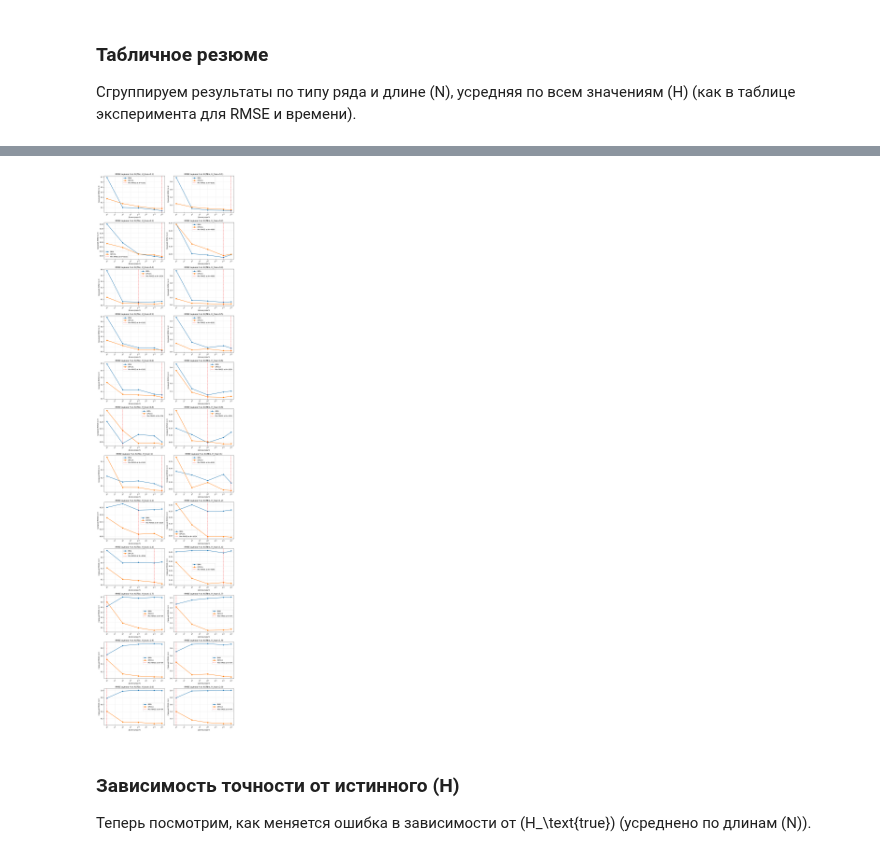
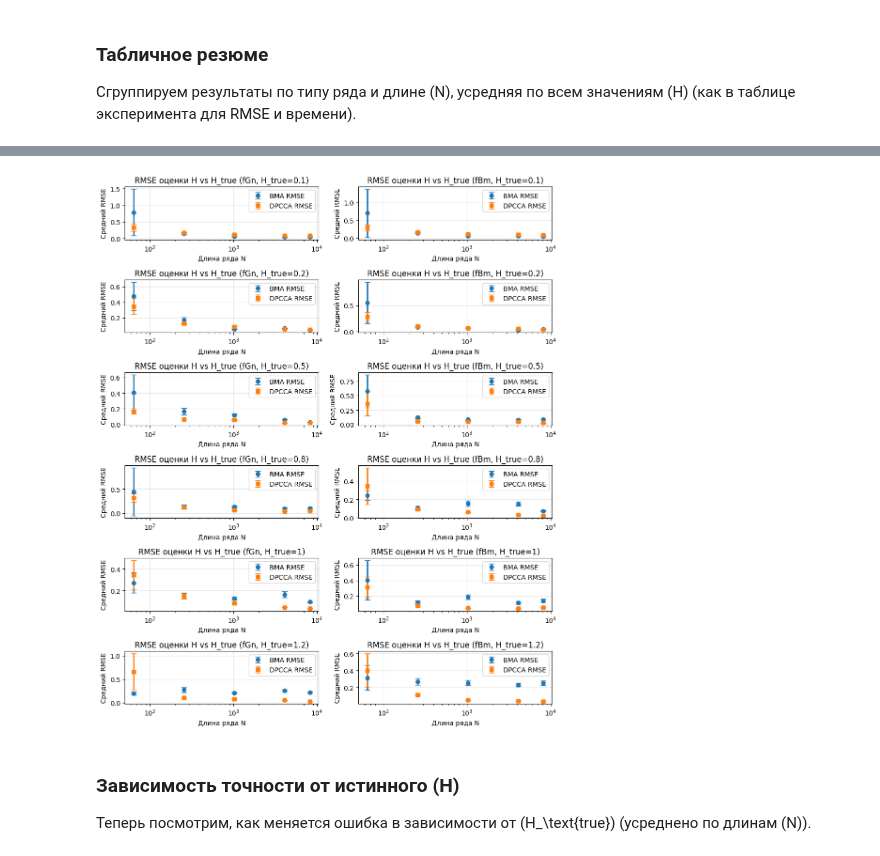
Before and after one commit to Digiratory/FluctuationAnalysisTools, a Jupyter notebook: research/bma.ipynb, the cells around one changed output, grey strips where cells are left out. Saved outputs shown, nothing was run; the diff lists cells and outputs as text; code cells hidden in the pictures.

Commit message:
feat(issues): fix graphics

```diff
--- a/research/bma.ipynb
+++ b/research/bma.ipynb
@@ -411,59 +373,58 @@ summary
 # %%
-fig, axes = plt.subplots(len(H_values), 2, figsize=(12, 4 * len(H_values)))
-if len(H_values) == 1:
-    axes = axes.reshape(1, -1)  # Ensure 2D array even with single H_value
+H_values_filtered = [h for h in H_values if h <= 1.25]
+fig, axes = plt.subplots(len(H_values_filtered), 2, figsize=(10, 2 * len(H_values_filtered)))
 
-for i, h in enumerate(H_values):
+if len(H_values_filtered) == 1:
+    axes = axes.reshape(1, -1)
+
+for i, h in enumerate(H_values_filtered):
+    if h > 1.25:
+        continue
     for j, series_type in enumerate(["fGn", "fBm"]):
         ax = axes[i, j]
+        ax.grid(True, alpha=0.3)
 
-        # Fixed: use & for element-wise comparison and parentheses for proper grouping
+        # Фильтруем строки только для текущего H и типа
         sub = summary[(summary["type"] == series_type) & (summary["H_true"] == h)]
-
-        # Sort by N to ensure proper plotting
         sub = sub.sort_values("N")
 
-        # Обычные графики с точками и линиями
-        ax.plot(
+        # --- BMA line + errorbar ---
+        ax.errorbar(
             sub["N"],
             sub["rmse_mean"],
+            yerr=sub["rmse_std"],
             marker="o",
-            linestyle="-",
+            linestyle="",
             linewidth=2,
             markersize=6,
-            label="BMA"
+            capsize=4,
+            label="BMA RMSE"
         )
-        ax.plot(
+
+        # --- DPCCA line + errorbar ---
+        ax.errorbar(
             sub["N"],
             sub["dpcca_rmse_mean"],
+            yerr=sub["dpcca_rmse_std"],
             marker="s",
-            linestyle="-",
+            linestyle="",
             linewidth=2,
             markersize=6,
-            label="DPCCA"
+            capsize=4,
+            label="DPCCA RMSE"
         )
 
-        # Минимально адекватная длина ряда: точка с минимальным RMSE
-        if not sub.empty:
-            idx_min = sub["rmse_mean"].idxmin()
-            N_min = sub.loc[idx_min, "N"]
-            ax.axvline(N_min, linestyle="--", alpha=0.7, color='red',
-                       label=f'Min RMSE at N={N_min}')
-
-        ax.set_xscale("log", base=2)
+        ax.legend()
+        ax.set_xscale("log")
         ax.set_xlabel("Длина ряда N")
-        ax.set_ylabel("Средний RMSE по H")
-        ax.set_title(f"RMSE оценки H vs N ({series_type}, H_true={h})")
-        ax.legend()
-
-        # Add grid for better readability
-        ax.grid(True, alpha=0.3)
+        ax.set_ylabel("Средний RMSE")
+        ax.set_title("RMSE оценки H vs H_true (" + series_type + ", H_true=" + str(h) + ")")
 
 plt.tight_layout()
-plt.savefig("all_rmse_comparisons.svg", format="svg")
+plt.savefig("all_rmse_comparisons_errbars.svg", format="svg")
 plt.show()
 # %% [output]
-[figure, old version]
+[figure, new version]
 # %% [markdown]
 ### Зависимость точности от истинного \(H\)
 
```
Also changed, not shown: parts of 14 cells of this notebook.
